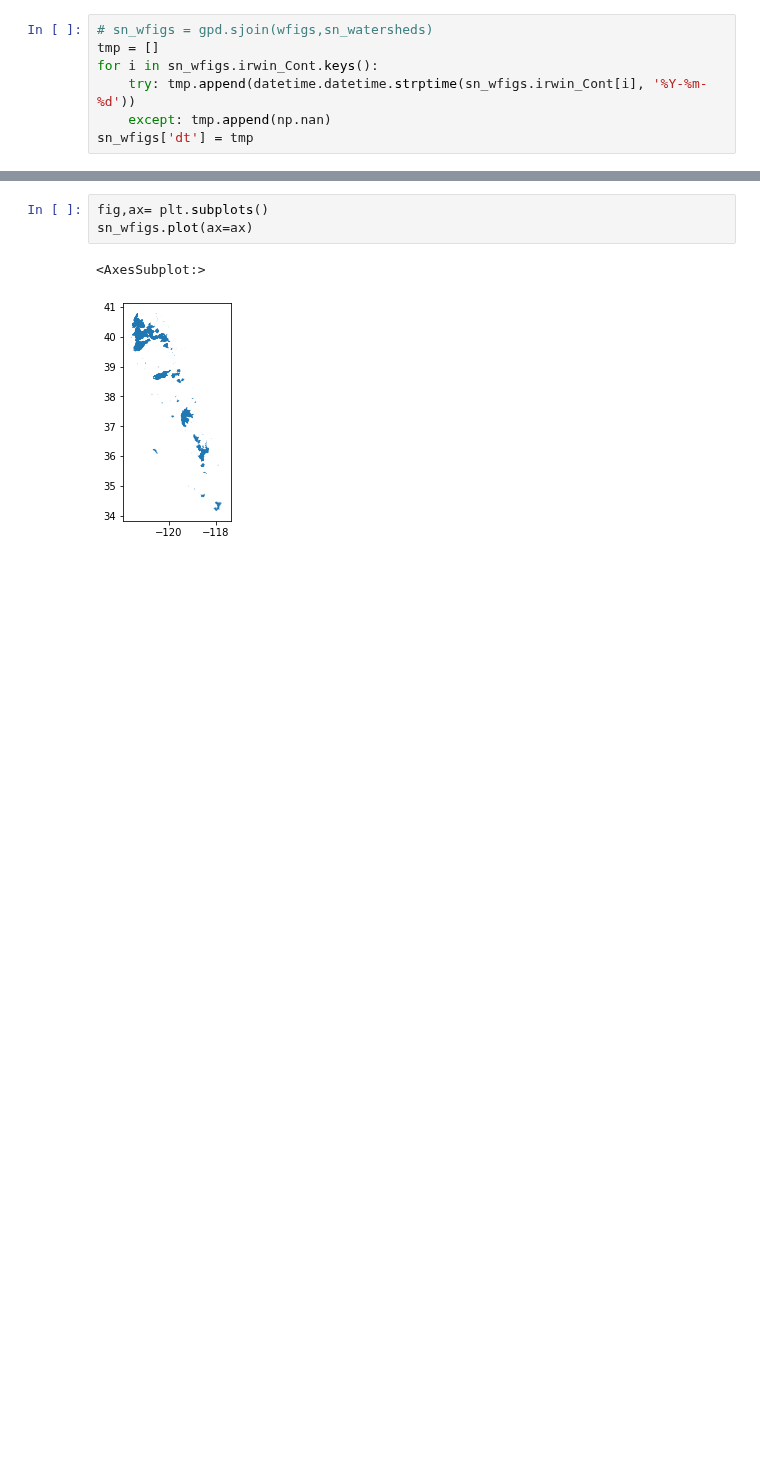
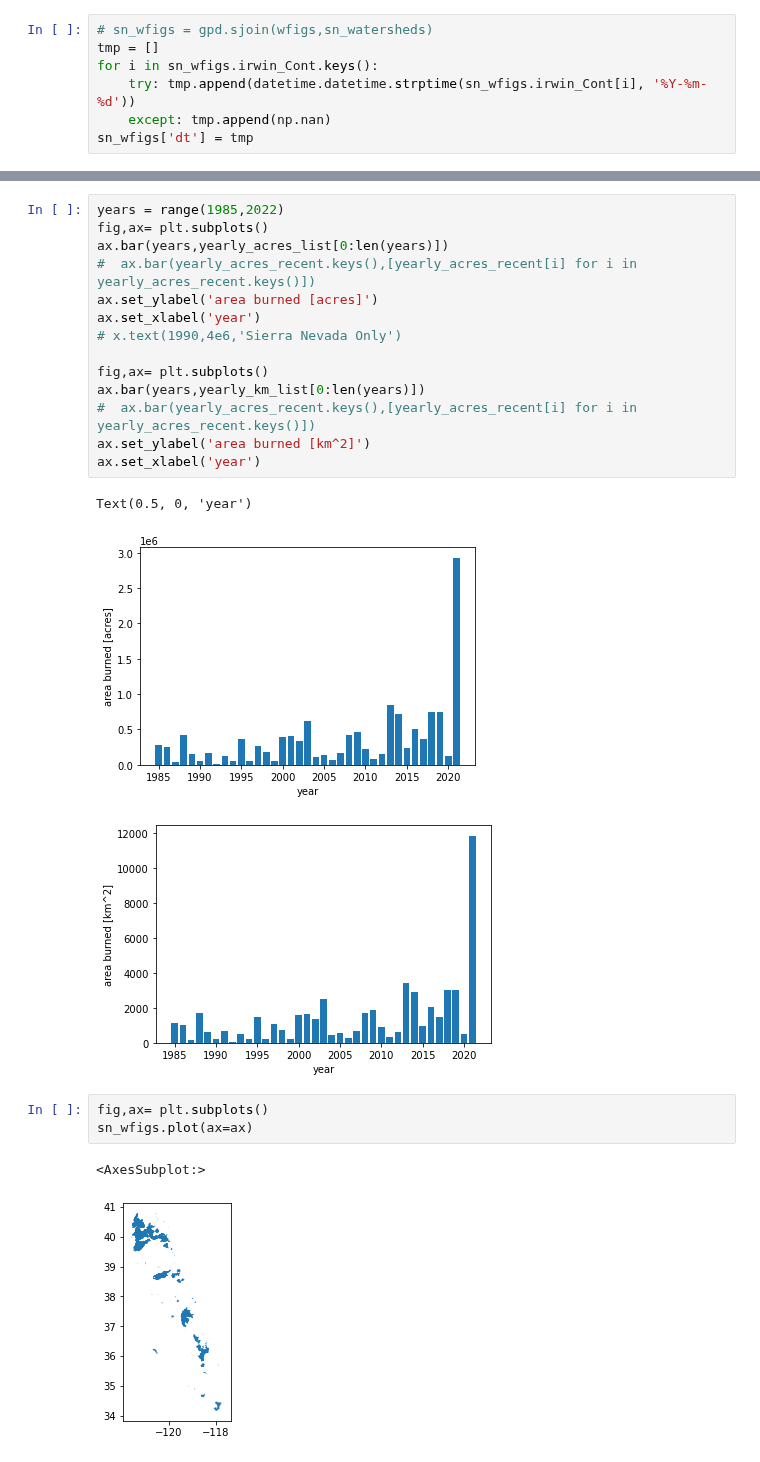
Before and after one commit to mariannecowherd/pe_snow_fires, a Jupyter notebook: scripts/buredn_area.ipynb, the cells around one changed output, grey strips where cells are left out. Drawn from its saved outputs; the diff is of its cells as text; blank space fills up the shorter version.

Commit message:
burned areas

```diff
--- a/scripts/buredn_area.ipynb
+++ b/scripts/buredn_area.ipynb
@@ -68,3 +105,21 @@ dt
+# %%
+years = range(1985,2022)
+fig,ax= plt.subplots()
+ax.bar(years,yearly_acres_list[0:len(years)])
+#  ax.bar(yearly_acres_recent.keys(),[yearly_acres_recent[i] for i in yearly_acres_recent.keys()])
+ax.set_ylabel('area burned [acres]')
+ax.set_xlabel('year')
+# x.text(1990,4e6,'Sierra Nevada Only')
+
+fig,ax= plt.subplots()
+ax.bar(years,yearly_km_list[0:len(years)])
+#  ax.bar(yearly_acres_recent.keys(),[yearly_acres_recent[i] for i in yearly_acres_recent.keys()])
+ax.set_ylabel('area burned [km^2]')
+ax.set_xlabel('year')
+# %% [output]
+Text(0.5, 0, 'year')
+[figure, added]
+[figure, added]
 # %%
 fig,ax= plt.subplots()
 sn_wfigs.plot(ax=ax)
```
Also changed, not shown: parts of 15 cells of this notebook.
